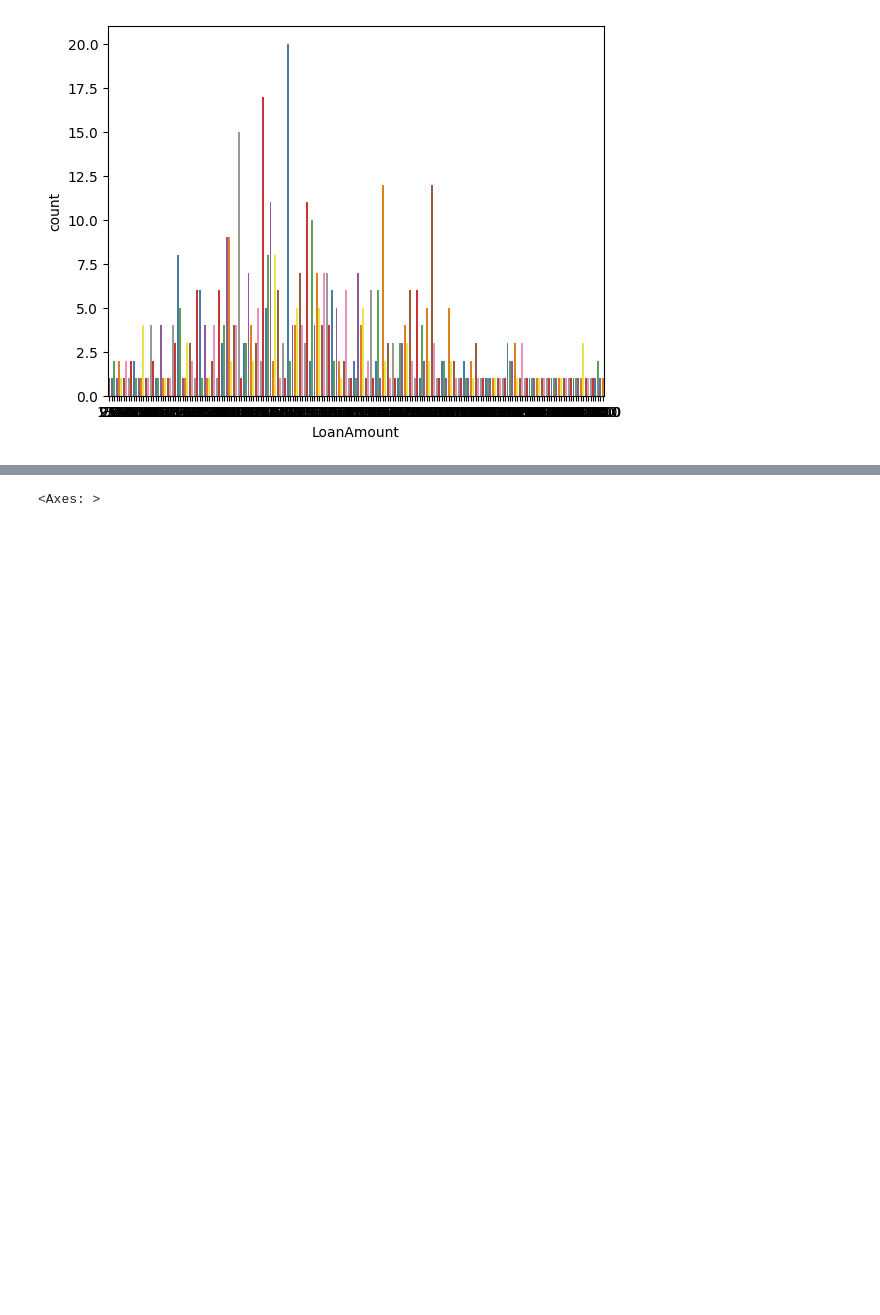
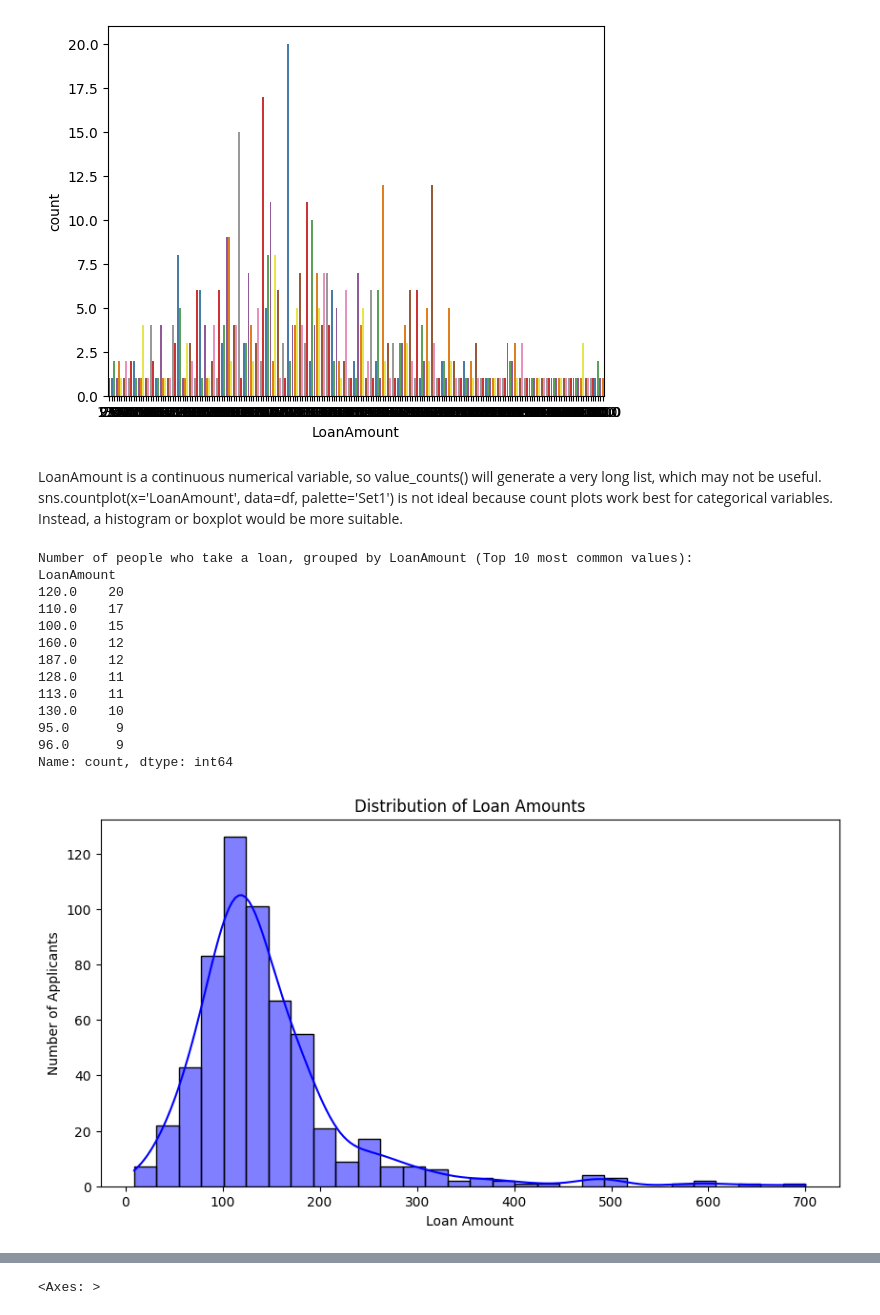
Before and after one commit to Proma25/loan-eligibility-prediction-by-SVML, a Jupyter notebook: Loan_Eligibility_prediction.ipynb, the cells around one changed output, grey strips where cells are left out. Drawn from its saved outputs; the diff is of its cells as text; code cells hidden in the pictures; blank space fills up the shorter version.

```diff
--- a/Loan_Eligibility_prediction.ipynb
+++ b/Loan_Eligibility_prediction.ipynb
@@ -186,3 +221,35 @@ Passing `palette` without assigning `hue` is deprecated and will be removed in v
   sns.countplot(x='LoanAmount',data=df,palette='Set1')
 <Axes: xlabel='LoanAmount', ylabel='count'>
 [figure]
+# %% [markdown]
+LoanAmount is a continuous numerical variable, so value_counts() will generate a very long list, which may not be useful.
+sns.countplot(x='LoanAmount', data=df, palette='Set1') is not ideal because count plots work best for categorical variables. Instead, a histogram or boxplot would be more suitable.
+# %%
+# Print the number of unique loan amounts
+print("Number of people who take a loan, grouped by LoanAmount (Top 10 most common values):")
+print(df['LoanAmount'].value_counts().head(10))  # Show only the top 10 for readability
+
+# Visualizing Loan Amount Distribution (Better alternatives)
+plt.figure(figsize=(10,5))
+
+# Use a histogram for numerical data
+sns.histplot(df['LoanAmount'], bins=30, kde=True, color='blue')
+plt.title("Distribution of Loan Amounts")
+plt.xlabel("Loan Amount")
+plt.ylabel("Number of Applicants")
+plt.show()
+# %% [output]
+Number of people who take a loan, grouped by LoanAmount (Top 10 most common values):
+LoanAmount
+120.0    20
+110.0    17
+100.0    15
+160.0    12
+187.0    12
+128.0    11
+113.0    11
+130.0    10
+95.0      9
+96.0      9
+Name: count, dtype: int64
+[figure, added]
```
Also changed, not shown: parts of 9 cells of this notebook.
